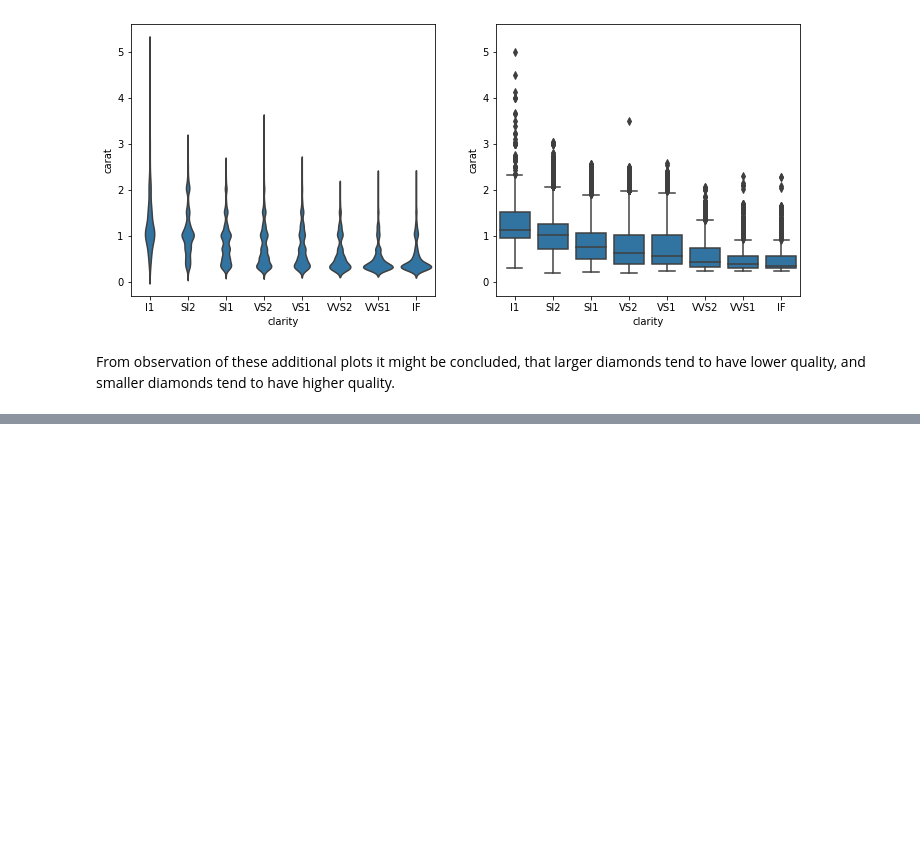
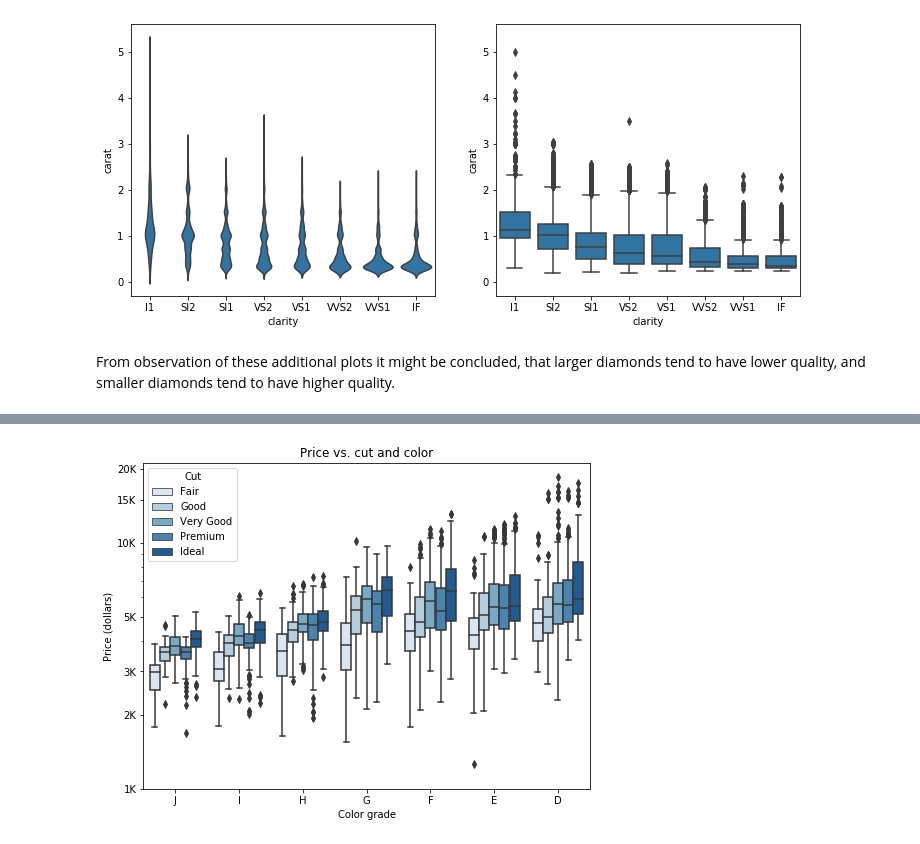
Before and after one commit to mcambalova/data-vis-case-study-diamonds, a Jupyter notebook: data-visualization-diamonds.ipynb, the cells around one changed output, grey strips where cells are left out. Saved outputs shown, nothing was run; the diff lists cells and outputs as text; code cells hidden in the pictures; blank space fills up the shorter version.

```diff
--- a/data-visualization-diamonds.ipynb
+++ b/data-visualization-diamonds.ipynb
@@ -471,0 +522,7 @@ From observation of these additional plots it might be concluded, that larger di
+# %%
+# create a subset of diamonds of around 1 carat weight
+diamonds_small = diamonds[(diamonds['carat'] >= 0.95) & (diamonds['carat'] <= 1.05)]
+# check the subset size
+print(diamonds_small.shape)
+# print out the basic summary information
+diamonds_small.describe()
@@ -471,0 +540,14 @@ From observation of these additional plots it might be concluded, that larger di
+# %%
+# clustered box plot of price by cut and color, for approx. 1 carat diamonds
+plt.figure(figsize = (8, 6))
+sb.boxplot(data = diamonds_small, x = 'color', y = 'price', hue = 'cut', palette = 'Blues')
+plt.yscale('log')
+y_tick_locs = [1000, 2000, 3000, 5000, 10000, 15000, 20000]
+y_tick_labels = ['1K', '2K', '3K', '5K', '10K', '15K', '20K']
+plt.yticks(y_tick_locs, y_tick_labels)
+plt.title('Price vs. cut and color')
+plt.xlabel('Color grade')
+plt.ylabel('Price (dollars)')
+plt.legend(title = 'Cut');
+# %% [output]
+[figure, added]
```
Also changed, not shown: parts of 11 cells of this notebook.
